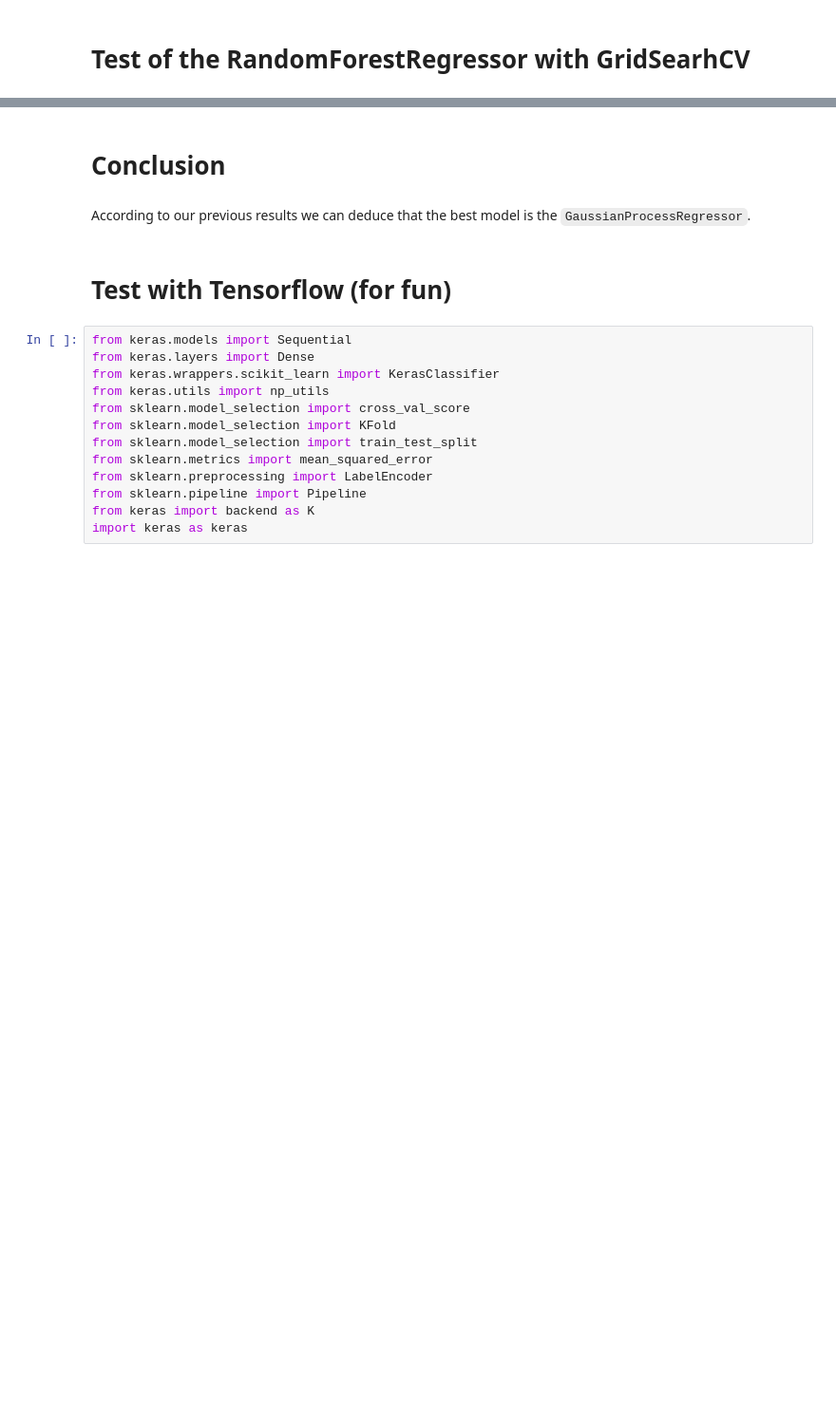
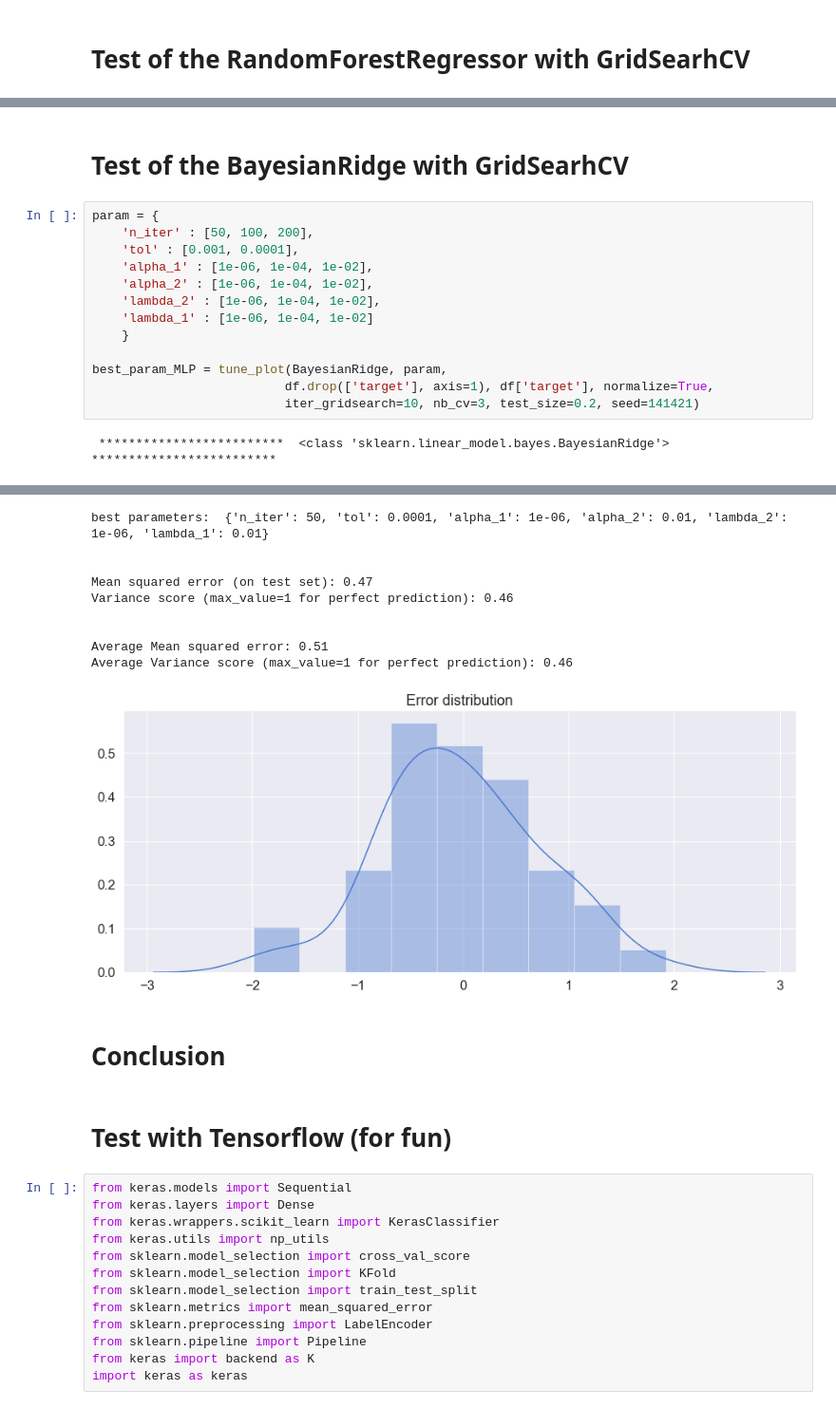
Before and after one commit to louis-lapassat/Apprentissage-artificiel, a Jupyter notebook: Diabete/Diabete Dufay Lapassat.ipynb, the cells around one changed output, grey strips where cells are left out. Shown at 95% size. Saved outputs shown, nothing was run; the diff lists cells and outputs as text; blank space fills up the shorter version.

```diff
--- a/Diabete/Diabete Dufay Lapassat.ipynb
+++ b/Diabete/Diabete Dufay Lapassat.ipynb
@@ -281,0 +450,17 @@ best_param_MLP = tune_plot(GradientBoostingRegressor, param,
+# %% [markdown]
+#  Test of the BayesianRidge with GridSearhCV
+# %%
+param = {
+    'n_iter' : [50, 100, 200],
+    'tol' : [0.001, 0.0001],
+    'alpha_1' : [1e-06, 1e-04, 1e-02],
+    'alpha_2' : [1e-06, 1e-04, 1e-02],
+    'lambda_2' : [1e-06, 1e-04, 1e-02],
+    'lambda_1' : [1e-06, 1e-04, 1e-02]
+    }
+
+best_param_MLP = tune_plot(BayesianRidge, param,
+                          df.drop(['target'], axis=1), df['target'], normalize=True,
+                          iter_gridsearch=10, nb_cv=3, test_size=0.2, seed=141421)
+# %% [output]
+ *************************  <class 'sklearn.linear_model.bayes.BayesianRidge'>  *************************
@@ -282,7 +468,15 @@ best_param_MLP = tune_plot(GradientBoostingRegressor, param,
+best parameters:  {'n_iter': 50, 'tol': 0.0001, 'alpha_1': 1e-06, 'alpha_2': 0.01, 'lambda_2': 1e-06, 'lambda_1': 0.01}
+
+
+Mean squared error (on test set): 0.47
+Variance score (max_value=1 for perfect prediction): 0.46
+
+
+Average Mean squared error: 0.51
+Average Variance score (max_value=1 for perfect prediction): 0.46
+[figure, added]
 # %% [markdown]
 # Conclusion
-# %% [markdown]
-According to our previous results we can deduce that the best model is the `GaussianProcessRegressor`.
 # %% [markdown]
 # Test with Tensorflow (for fun)
 # %%
```
Also changed, not shown: parts of 18 cells of this notebook, 1 other file.
